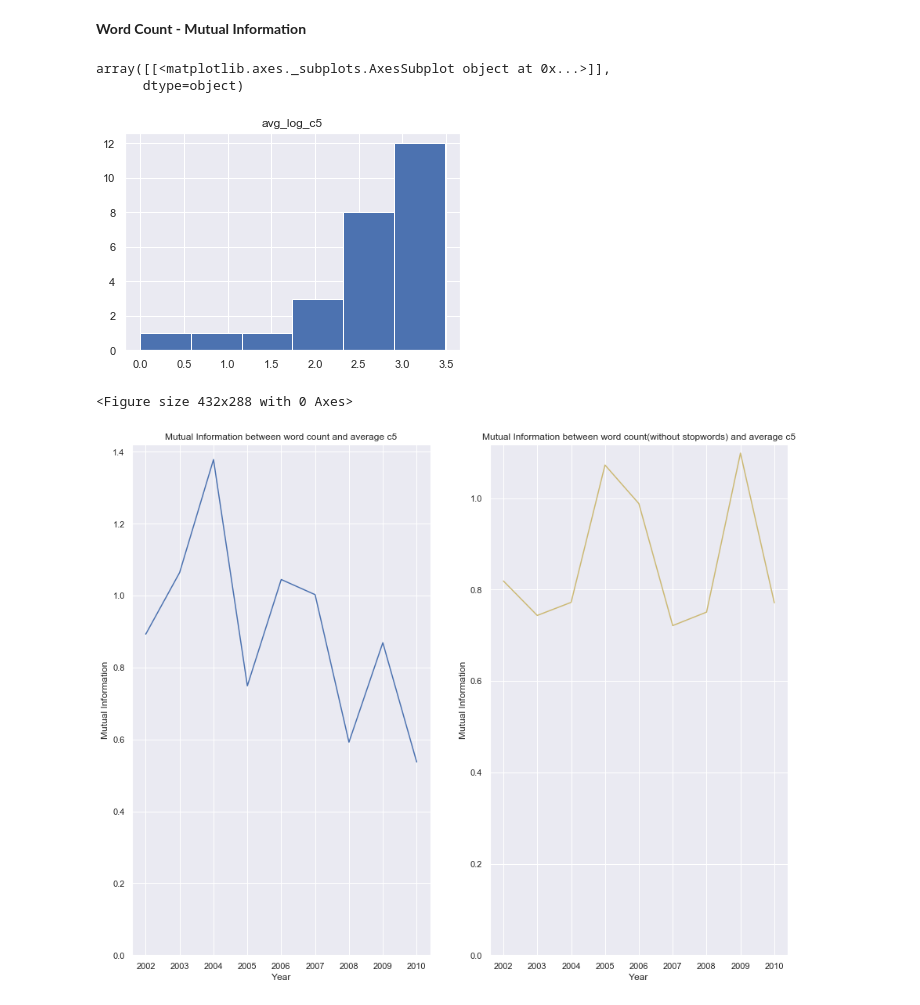
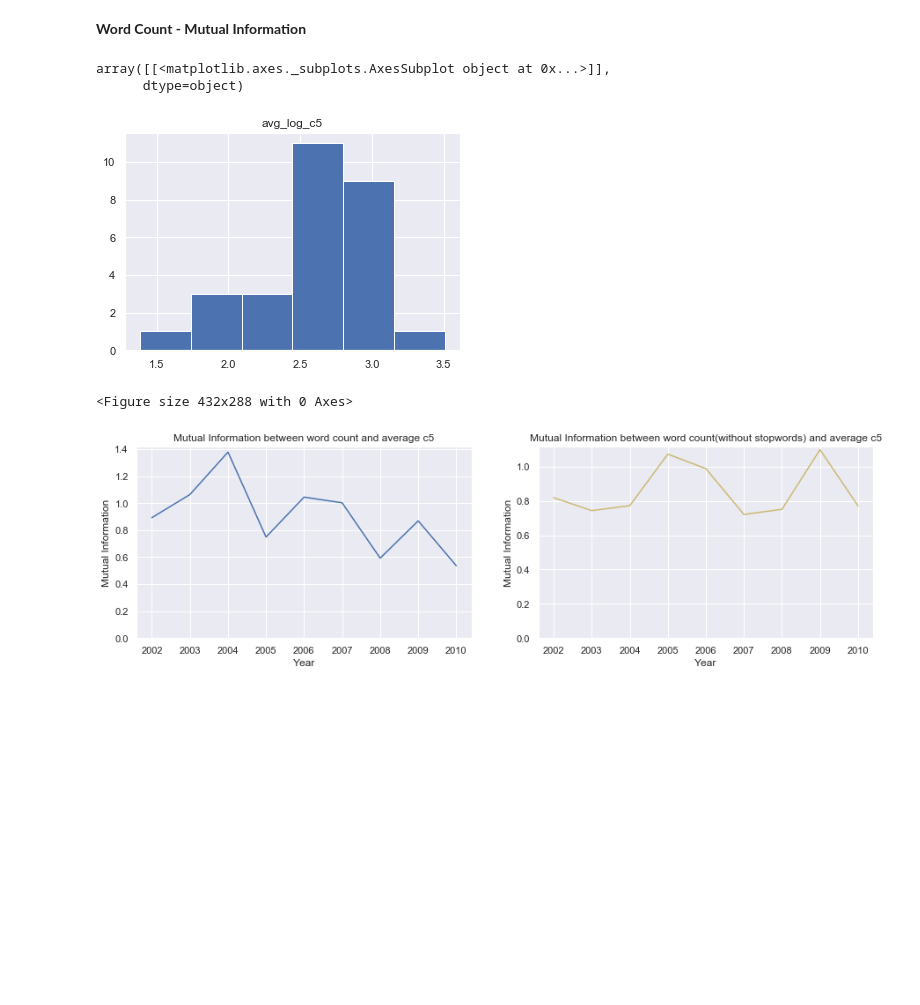
Before and after one commit to srjit/science-of-genius-title-impact, a Jupyter notebook: src/story/2. Applied Physics Letters - Analysis.ipynb, the cells around one changed output. Saved outputs shown, nothing was run; the diff lists cells and outputs as text; code cells hidden in the pictures; blank space fills up the shorter version.

```diff
--- a/src/story/2. Applied Physics Letters - Analysis.ipynb
+++ b/src/story/2. Applied Physics Letters - Analysis.ipynb
@@ -324,7 +330,7 @@ plt.show()
 # %% [markdown]
 __Word Count - Mutual Information__
 # %%
-tmp = data[data.PubYear_x == 2002]
+tmp = data[data.PubYear_x == 2009]
 tmp = tmp.groupby("word_count")['c5'].mean().reset_index(name="avg_c5")
 tmp['corrected_avg'] = tmp['avg_c5'].apply(lambda x: x+1)
 tmp['avg_log_c5'] = tmp['corrected_avg'].apply(lambda x: np.round(np.log(x), decimals=3))
@@ -333,7 +339,7 @@ tmp.hist("avg_log_c5", bins=6)
 # %% [output]
 array([[<matplotlib.axes._subplots.AxesSubplot object at 0x...>]],
       dtype=object)
-[figure, old version]
+[figure, new version]
 # %%
 def mutual_information_for_year(year, col1, col2):
     tmp = data[data.PubYear_x == year]
@@ -351,7 +357,7 @@ mi4s = [mutual_information_for_year(year, col1="cleaned_title_word_count", col2=
 # Variation of Mutual Information to word count over the years
 
 f1 = plt.figure()
-f1 = plt.figure(figsize=(15,12))
+f1 = plt.figure(figsize=(15,4))
 
 
 ax1 = f1.add_subplot(121)
@@ -366,31 +372,31 @@ ax1.set_title("Mutual Information between word count and average c5")
 # ax2 = f1.add_subplot(222)
 # ax2.plot(list(range(2002,2011)),
 #          mi2s, color="r")
 # ax2.set_ylim(ymin=0)
 # ax2.set_xlabel("Year")
 # ax2.set_ylabel("Mutual Information")
 # ax2.set_title("Mutual Information between word count and average log c5")
 
 
 ax3 = f1.add_subplot(122)
 ax3.plot(list(range(2002,2011)),
       mi4s, color="y")
 ax3.set_ylim(ymin=0)
 ax3.set_xlabel("Year")
 ax3.set_ylabel("Mutual Information")
 ax3.set_title("Mutual Information between word count(without stopwords) and average c5")
 
 
 # ax4 = f1.add_subplot(224)
 # ax4.plot(list(range(2002,2011)),
 #       mi4s, color="g")
 # ax4.set_ylim(ymin=0)
 # ax4.set_xlabel("Year")
 # ax4.set_ylabel("Mutual Information")
 # ax4.set_title("Mutual Information between word count(without stopwords) and average log c5")
 
 
 plt.show()
 # %% [output]
 <Figure size 432x288 with 0 Axes>
-[figure, old version]
+[figure, new version]
```
Also changed, not shown: parts of 2 cells of this notebook, 3 other files.
